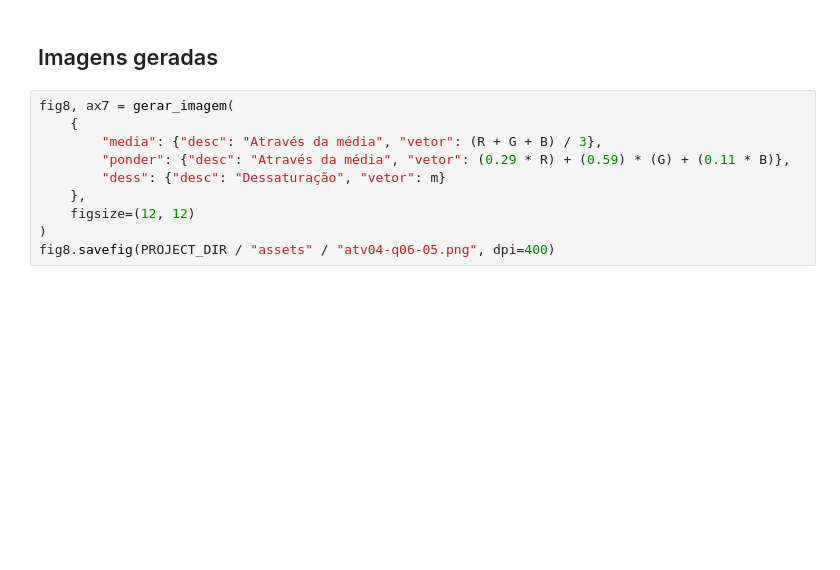
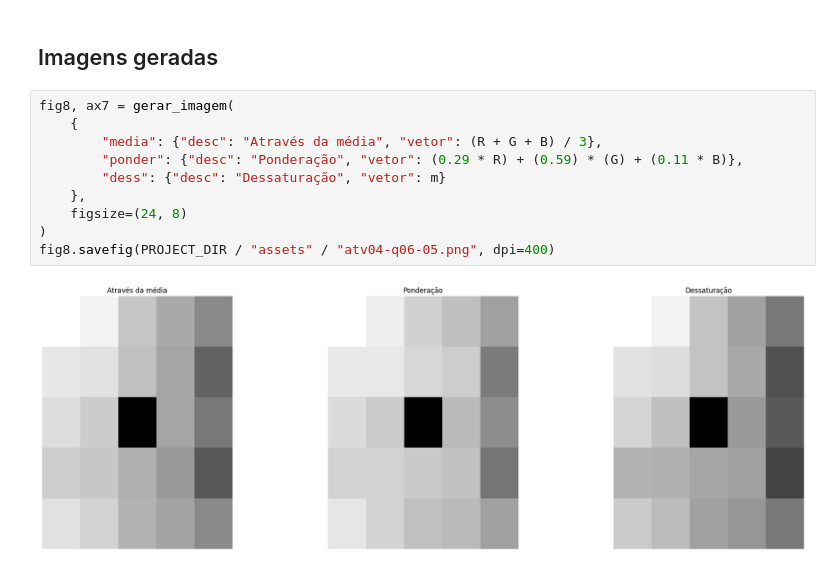
Before and after one commit to Manuelfjr/pdi, a Jupyter notebook: notebooks/00_atv01_code.ipynb, the cells around one changed output. Saved outputs shown, nothing was run; the diff lists cells and outputs as text; blank space fills up the shorter version.

```diff
--- a/notebooks/00_atv01_code.ipynb
+++ b/notebooks/00_atv01_code.ipynb
@@ -213,10 +213,12 @@ fig7.savefig(PROJECT_DIR / "assets" / "atv04-q06-04.png", dpi=400)
 # %%
 fig8, ax7 = gerar_imagem(
     {
         "media": {"desc": "Através da média", "vetor": (R + G + B) / 3},
-        "ponder": {"desc": "Através da média", "vetor": (0.29 * R) + (0.59) * (G) + (0.11 * B)},
+        "ponder": {"desc": "Ponderação", "vetor": (0.29 * R) + (0.59) * (G) + (0.11 * B)},
         "dess": {"desc": "Dessaturação", "vetor": m}
     },
-    figsize=(12, 12)
+    figsize=(24, 8)
 )
 fig8.savefig(PROJECT_DIR / "assets" / "atv04-q06-05.png", dpi=400)
+# %% [output]
+[figure, added]
```
Also changed, not shown: parts of 1 cell of this notebook, 2 other files.
